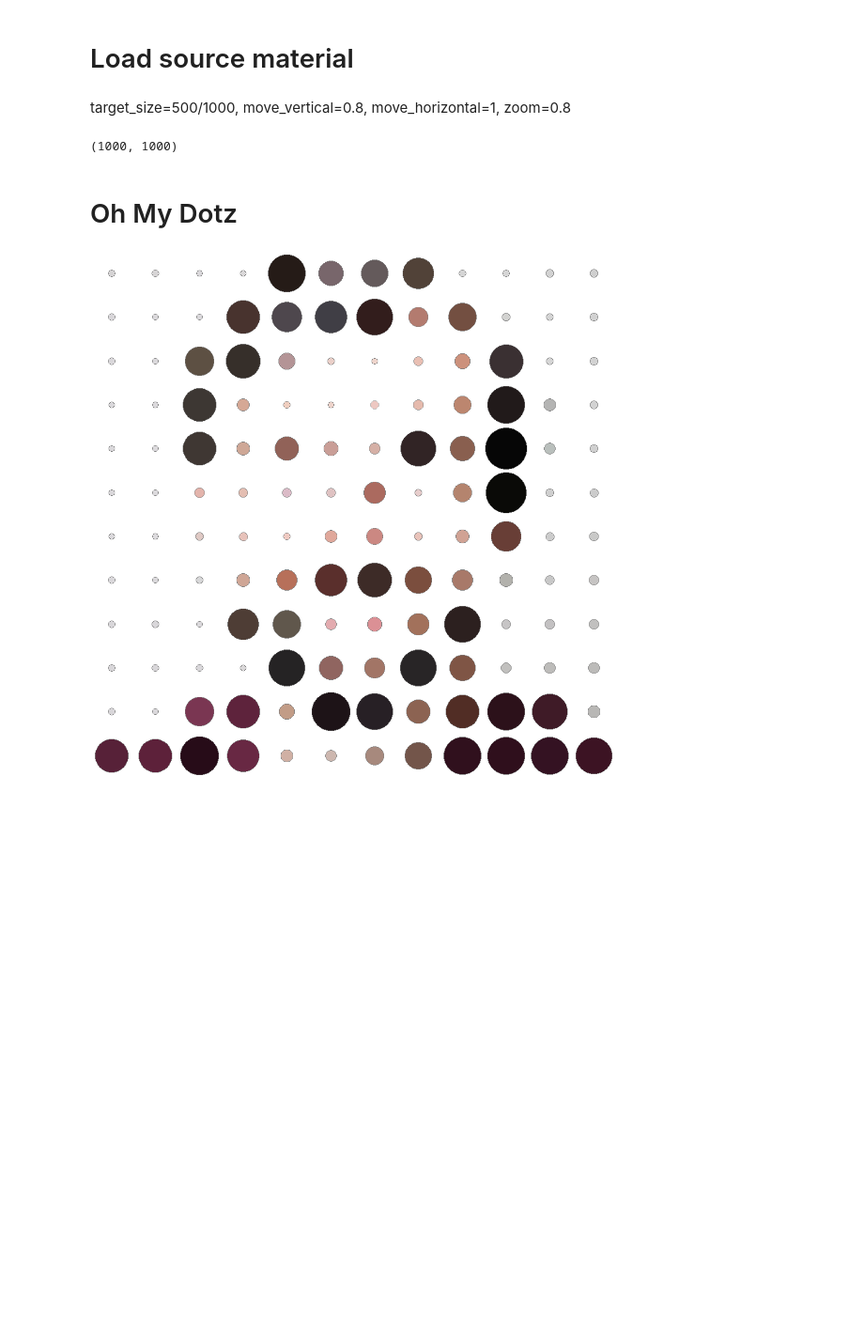
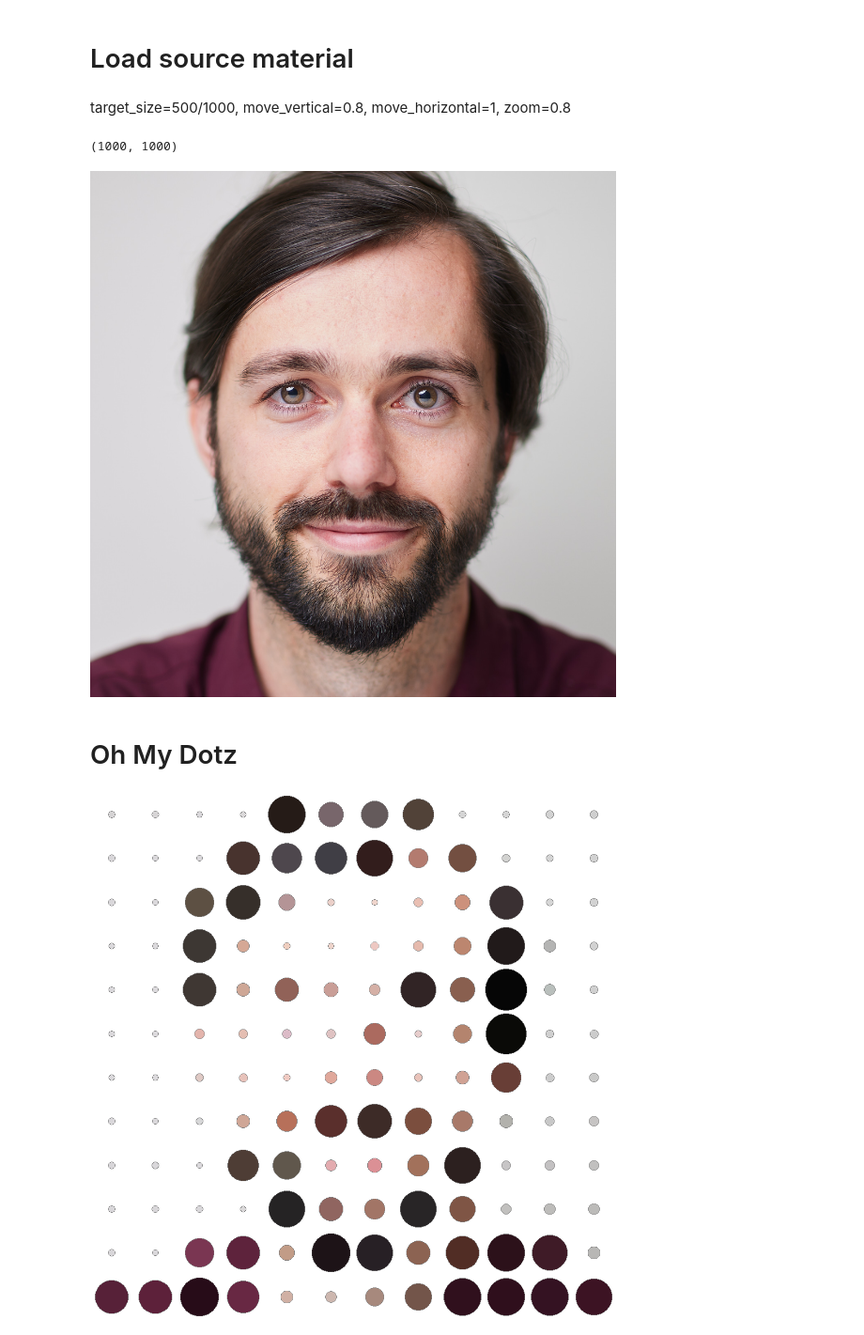
Before and after one commit to Jezzerrr/PortraitArt, a Jupyter notebook: notebooks/dotz.ipynb, the cells around one changed output. Shown at 94% size. Drawn from its saved outputs; the diff is of its cells as text; code cells hidden in the pictures; blank space fills up the shorter version.

Commit message:
structure input output folders

```diff
--- a/notebooks/dotz.ipynb
+++ b/notebooks/dotz.ipynb
@@ -26,28 +26,29 @@ target_size=500/1000, move_vertical=0.8, move_horizontal=1, zoom=0.8
 # %%
 input_image_path = PROJECT_ROOT / "input" / "1705_JesseMetz1439.jpg"
 # input_image_path = PROJECT_ROOT / "input" / "input_square.png"
 input_image = extract_square(input_image_path, target_size=1000, move_vertical=.8, move_horizontal=1.05, zoom=.8)
 # input_image = extract_square(input_image_path)
 
 # input_image_path = PROJECT_ROOT / "input" / "gezin" / "Duinrell_1.jpeg"
 # input_image_path = PROJECT_ROOT / "input" / "gezin" / "EmiLukA_opastoel.jpeg"
 # input_image_path = PROJECT_ROOT / "input" / "gezin" / "JesEmLu_1.jpeg"
 # input_image_path = PROJECT_ROOT / "input" / "gezin" / "JesEmLu_2.jpeg"
 # input_image_path = PROJECT_ROOT / "input" / "gezin" / "JesEmLu_3.jpeg"
 # input_image_path = PROJECT_ROOT / "input" / "family" / "Adriana met Emil.jpeg"
 # input_image_path = PROJECT_ROOT / "input" / "family" / "Cathelijne en Jesse 1.jpeg"
 # input_image_path = PROJECT_ROOT / "input" / "family" / "Cathelijne en Jesse 2.jpeg"
 # input_image_path = PROJECT_ROOT / "input" / "family" / "Cato2.jpeg"
 
 # input_image = extract_square(input_image_path, target_size=1000)
 # input_image = extract_image(input_image_path, target_size=1000)
 # input_image = Image.open(input_image_path)
 
 # input_image = extract_square(input_image_path, target_size=1000, move_vertical=.67, move_horizontal=1.175, zoom=.12) # right eye
 print (input_image.size)
-# input_image
+input_image
 # %% [output]
 (1000, 1000)
+[figure, added]
 # %% [markdown]
 # Oh My Dotz
 # %%
```
Also changed, not shown: parts of 4 cells of this notebook, 6 other files.
